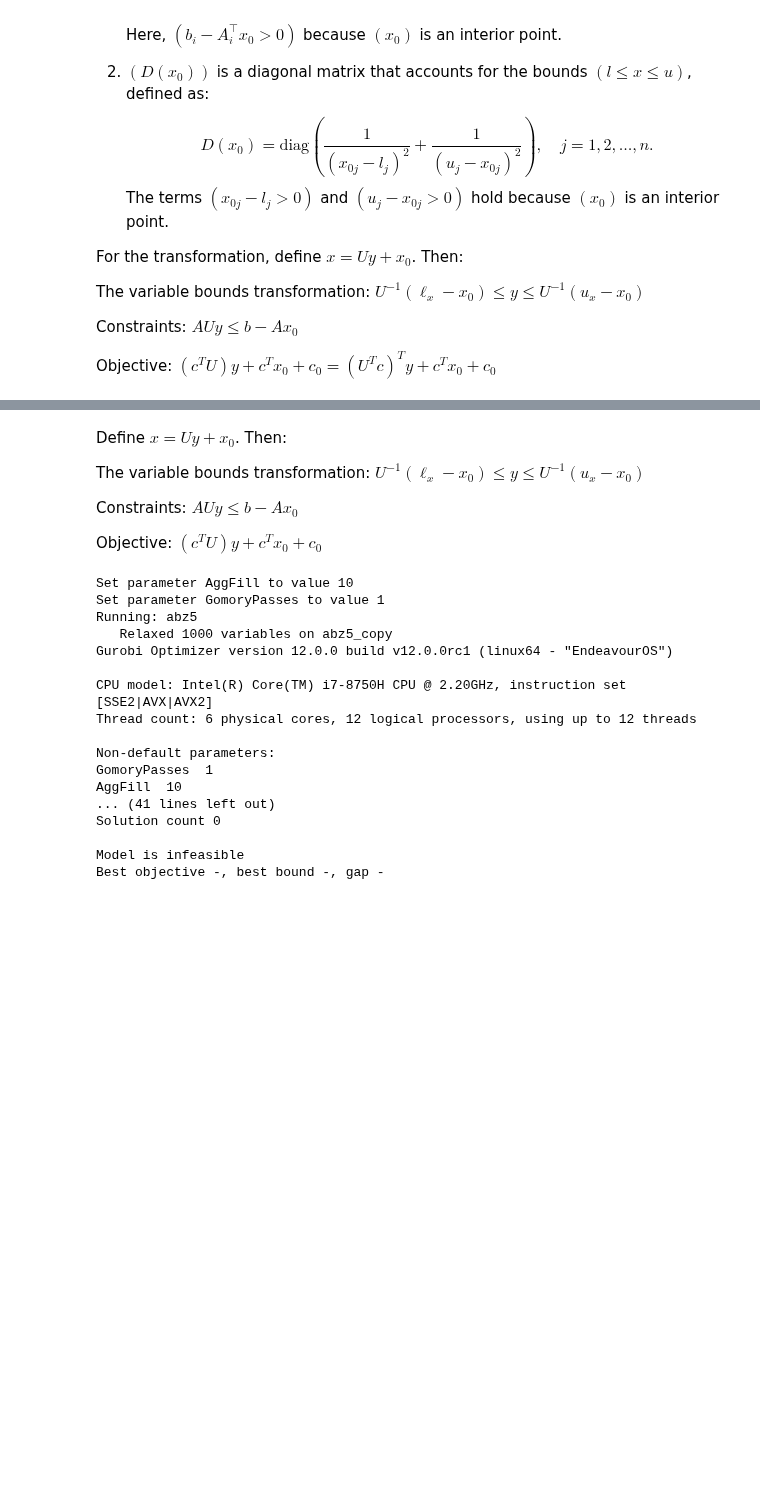
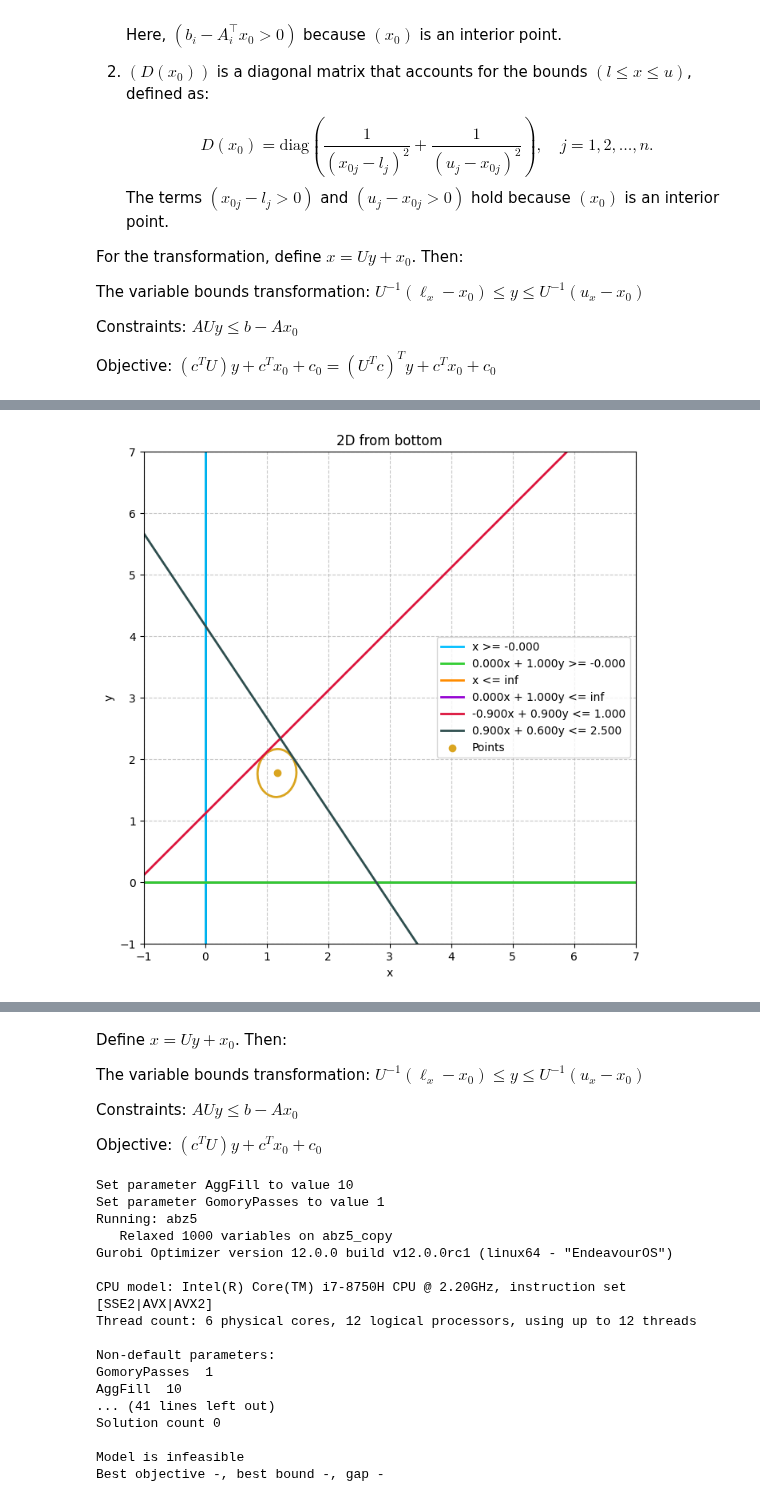
Before and after one commit to BrannonKing/intersection_cuts, a Jupyter notebook: dikin_for_basis_improvement.ipynb, the cells around one changed output, grey strips where cells are left out. Drawn from its saved outputs; the diff is of its cells as text; code cells hidden in the pictures; blank space fills up the shorter version.

```diff
--- a/dikin_for_basis_improvement.ipynb
+++ b/dikin_for_basis_improvement.ipynb
@@ -641,0 +677,96 @@ X3, X4 [ 2. -3.] [3.34990011 2.71491968]
+# %%
+# make the Dikin ellipsoid be round:
+
+il.reload(el)
+il.reload(gu)
+il.reload(pu)
+il.reload(du)
+
+instances = el.get_instances(env)
+# instances = jl.get_instances()
+def to_U_via_SNF(R, mult=100, keep_scale=False):
+    SU, SD, SV = du.smith_normal_form_ds(R * mult)
+    for i in range(SD.shape[0]):
+        for j in range(i, SD.shape[1]):
+            if i == j:
+                if not keep_scale:
+                    SD[i, j] = np.sign(SD[i, j])
+                continue
+            if abs(SD[i, j]) < abs(SD[j, i]):
+                SD[i, j] = 0
+            else:
+                SD[j, i] = 0
+    return np.linalg.inv(SU) @ SD @ np.linalg.inv(SV)
+
+def to_U_via_LU(R, mult=1):
+    P, L, U = spl.lu(R, overwrite_a=False)
+    for i in range(L.shape[0]):
+        div = L[i, i]
+        if div != 0.0:
+            L[i, :] /= abs(div)
+        div = U[i, i]
+        if div != 0.0:
+            U[i, :] /= abs(div)
+
+    L = np.round(L * np.sqrt(mult))
+    U = np.round(U * np.sqrt(mult))
+
+    return np.linalg.inv(P) @ L @ U
+
+for instance in list(instances.values())[0:4]:
+    # model = instance.as_gurobi_balas_model(use_big_m=True, env=env)
+    model = instance.as_gurobi_model()
+    model.update()
+    print("Running:", model.ModelName)
+
+    niv = model.NumIntVars
+    assert niv > 0
+
+    relaxed = relax_and_shrink(model, 0.0, 0.0)
+    relaxed.optimize()
+    x1 = np.array([v.X for v in relaxed.getVars()]) # + [c.Slack for c in relaxed.getConstrs()])
+
+    # shrunk = relax_and_shrink(model, np.sqrt(niv), 0.45)
+    # shrunk.params.LogToConsole = 0
+    # shrunk.optimize()
+    # x2 = np.array([v.X for v in shrunk.getVars()])
+    with lt.CodeTimer("Finding interior point"):
+        x2 = find_interior_point(model, np.sqrt(niv) * 0.4, x1)
+
+    gu.standardize_gt_to_lt(model)
+    A, b, c, l, u = get_A_b_c_l_u(model)
+
+    H = du.compute_H(A, b, l, u, x2)  # h.shape == (n, n)
+    H = H.toarray()  # for small projects
+    import scipy.linalg as spl
+    H2 = spl.sqrtm(H)  # TODO: add a more efficient eigenvalue decomposition for the sqrt
+    # U = to_U_via_SNF(H2)
+
+    H2 = np.linalg.inv(H2)
+    # U = H2
+    # U = to_U_via_LU(H2, mult=1)
+    # U = to_U_via_SNF(H2, 2)
+    # U = du.CLLL_Pre(H2)  # modifies H2
+    U = du.CLLL_Post(H2, 0.7)
+    U = np.linalg.inv(U.T)
+
+    print("Determinant:", np.linalg.det(U), ", U:", U)
+
+    model2 = apply_transform(model, U, x2, mult=1)
+    A, b, c, l, u = get_A_b_c_l_u(model2)
+
+    model2.params.LogToConsole = 0
+    model2.optimize()
+    if model2.Status == gp.GRB.OPTIMAL:
+        x3 = np.array([v.X for v in model2.getVars()])
+        # return it to original space:
+        U_inv = np.linalg.inv(U)
+        x4 = U @ (x3 - (x2 - U_inv @ x2))
+        print("X3, X4", x3, x4)  # expect x4 to be integer if transform is actually unimodular
+    else:
+        print("Model2 not optimal:", model2.Status)
+
+    senses = np.array(model2.getAttr("Sense"))
+    fig = pu.plot_constraints_lte(model.ModelName, A, b, l, u, senses, points=[x2[:2]])
+    du.plot_ellipse(A, b, l, u, x2, fig=fig)
+# %% [output]
@@ -641,0 +790 @@ X3, X4 [ 2. -3.] [3.34990011 2.71491968]
+[figure, added]
```
Also changed, not shown: parts of 11 cells of this notebook, 5 other files.
